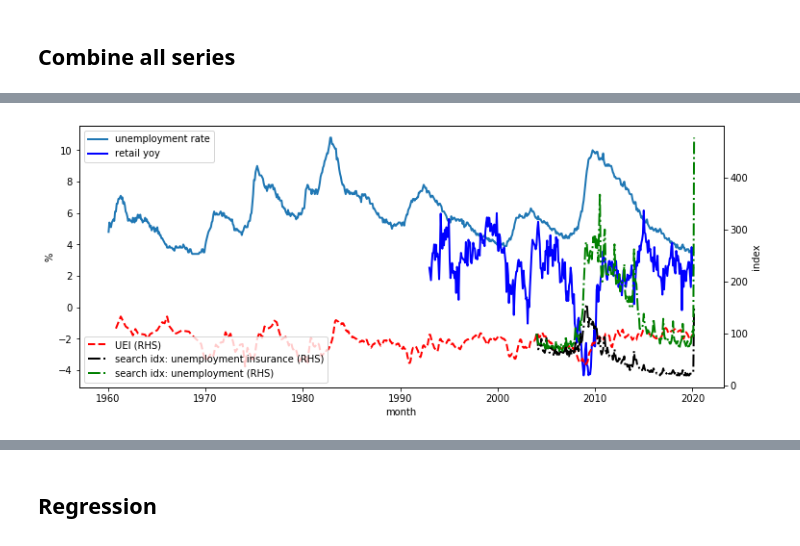
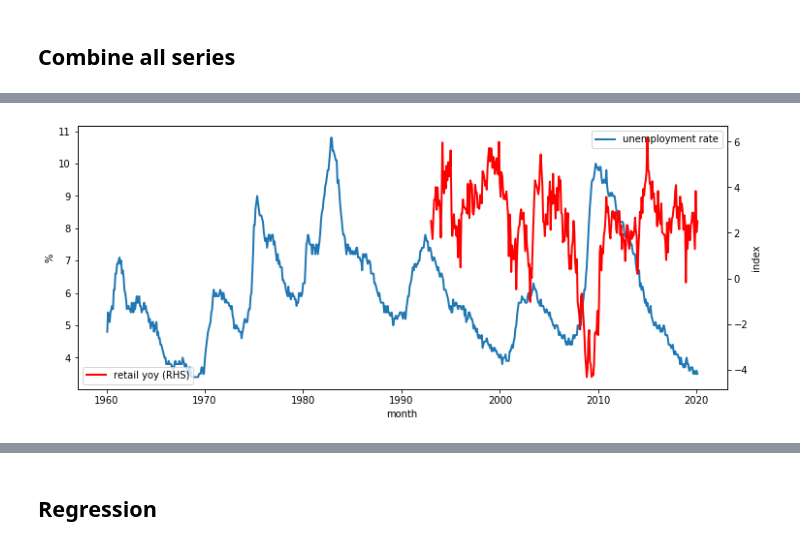
Before and after one commit to iworld1991/PredictUE, a Jupyter notebook: Python/PredictUE.ipynb, the cells around one changed output, grey strips where cells are left out. Cells and saved outputs as stored; diff of their text form; code cells hidden in the pictures.

```diff
--- a/Python/PredictUE.ipynb
+++ b/Python/PredictUE.ipynb
@@ -166,27 +80,11 @@ plt.savefig('figures/retail')
 # %% [markdown]
 ## Combine all series
 # %%
-temp = pd.merge(ue_search,
-                ue_exp,
-                left_index = True,
-                right_index = True,
-                how = 'outer'
-               )
-
-uedf = pd.merge(temp,
-               ue,
-               left_index = True,
-               right_index = True,
-                how = 'outer')
-
-df = pd.merge(uedf,
+df = pd.merge(ue,
               retail,
               left_index = True,
               right_index = True,
               how = 'outer')
-# %%
-df = df.rename(columns = {'UNRATE':'ue',
-                          'UMEX_R':'ue_exp_idx'})
 # %%
 df.columns
 # %% [output]
@@ -196,43 +94,28 @@ Index(['Search: "unemployment insurance"', 'Search: "unemployment"',
 # %%
 ## plot all series
 
 fig, ax = plt.subplots(figsize = figsize)
+
 ax2 = ax.twinx()
 ax.plot(df.index,
         df['ue'],
         lw =2,
         label = 'unemployment rate')
 
-ax.plot(df.index,
+ax2.plot(df.index,
         df['retail_yoy'],
-        'b-',
-        lw =2,
-        label = 'retail yoy')
+        'r-',
+        lw = 2,
+        label = 'retail yoy (RHS)')
 
-ax2.plot(df.index,
-         df['ue_exp_idx'],'r--',
-         lw = 2,
-         label = 'UEI (RHS)')
-ax2.plot(df.index,
-         df['Search: \"unemployment insurance\"'],
-         'k-.',
-         lw = 2,
-         label = 'search idx: unemployment insurance (RHS)')
-ax2.plot(df.index,
-         df['Search: \"unemployment\"'],
-         'g-.',
-         lw = 2,
-         label = 'search idx: unemployment (RHS)')
-
-#ax2.plot(df.index,df['Search: \"file for unemployment\"'],'g-.',lw = 1, label = 'google search: file for unemployment')
 ax.set_xlabel("month",fontsize = fontsize)
 ax.set_ylabel('%',fontsize = fontsize)
 ax2.set_ylabel('index',fontsize = fontsize)
 
 ax.legend(loc = 0,
           fontsize = fontsize)
 ax2.legend(loc = 3,
           fontsize = fontsize)
-plt.savefig('figures/all')
+plt.savefig('figures/retail_yoy_ue')
 # %% [output]
-[figure, old version]
+[figure, new version]
```
Also changed, not shown: parts of 79 cells of this notebook, 26 other files.
